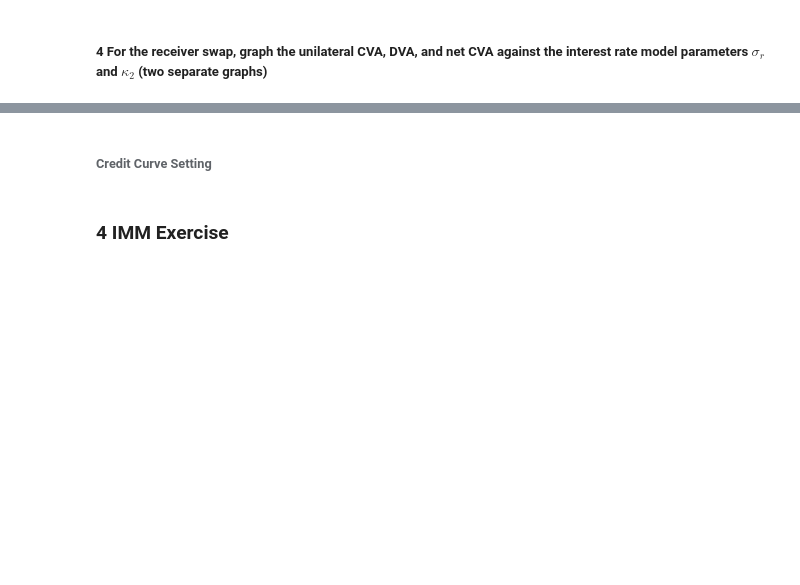
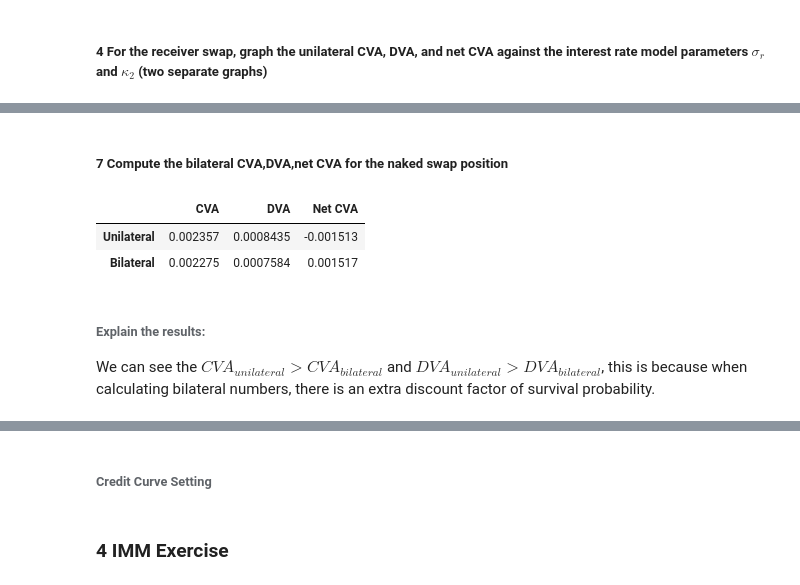
Before and after one commit to lejingxu/CVA_IMM_RegulationProject, a Jupyter notebook: Regulation_Project_Group_4-Copy1.ipynb, the cells around one changed output, grey strips where cells are left out. Saved outputs shown, nothing was run; the diff lists cells and outputs as text; code cells hidden in the pictures; blank space fills up the shorter version.

```diff
--- a/Regulation_Project_Group_4-Copy1.ipynb
+++ b/Regulation_Project_Group_4-Copy1.ipynb
@@ -246,3 +252,21 @@ plt.show()
+# %% [markdown]
+##### 7 Compute the bilateral CVA,DVA,net CVA for the naked swap position
+# %%
+bi_CVA_receiver = calculateBiCVA(EE_receiver,P_OISs,X_Cs,lbdaCs,rr,X_Bs)
+bi_DVA_receiver = calculateBiDVA(EE_receiver,P_OISs,X_Cs,lbdaBs,rr,X_Bs)
+net_bi_CVA_receiver = calculateNetBiCVA(bi_CVA_receiver,bi_DVA_receiver)
+bilateral = [bi_CVA_receiver,bi_DVA_receiver,net_bi_CVA_receiver]
+unilateral = [CVA_uni_receiver,DVA_uni_receiver,net_uni_CVA_receiver]
+
+df = pd.DataFrame(np.asarray([unilateral,bilateral]),index = ['Unilateral','Bilateral'],columns = ['CVA','DVA','Net CVA'])
+fmt.displayDF(df,'4g')
+# %% [output]
+|  | CVA | DVA | Net CVA |
+| Unilateral | 0.002357 | 0.0008435 | -0.001513 |
+| Bilateral | 0.002275 | 0.0007584 | 0.001517 |
+# %% [markdown]
+###### Explain the results:
+We can see the $CVA_{unilateral}>CVA_{bilateral}$ and $DVA_{unilateral}>DVA_{bilateral} $, this is because when calculating bilateral numbers, there is an extra discount factor of survival probability.
 # %%
 a = [1,2,3]
 b = [2,3,4]
```
Also changed, not shown: parts of 8 cells of this notebook, 3 other files.
